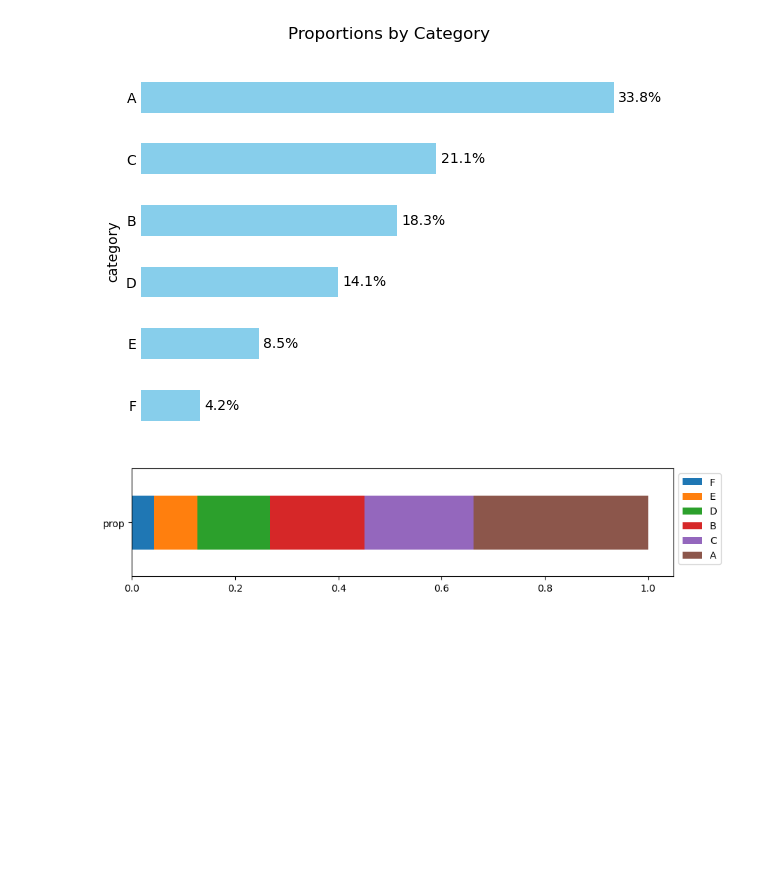
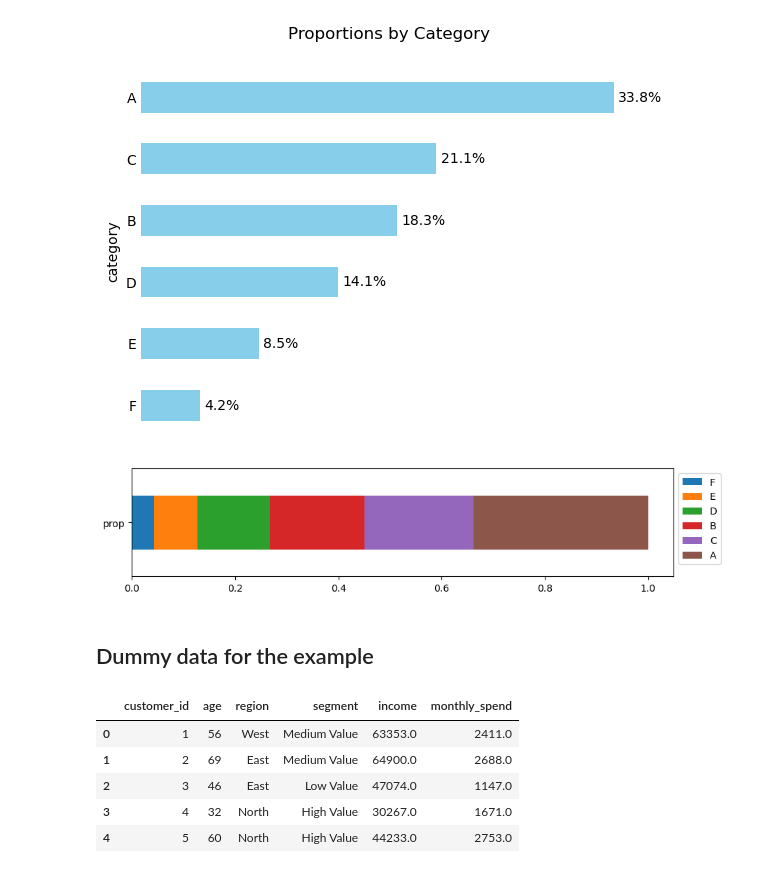
Before and after one commit to Hrz17PMardev/data_analytics_with_python, a Jupyter notebook: notebooks/07_visualization.ipynb, the cells around one changed output. Cells and saved outputs as stored; diff of their text form; code cells hidden in the pictures; blank space fills up the shorter version.

```diff
--- a/notebooks/07_visualization.ipynb
+++ b/notebooks/07_visualization.ipynb
@@ -102,3 +102,16 @@ plt.legend(bbox_to_anchor=(1.0, 1.0))
 plt.show()
 # %% [output]
 [figure]
+# %% [markdown]
+## Dummy data for the example
+# %%
+df = pd.read_csv("https://raw.githubusercontent.com/hovhannisyan91/data_analytics_with_python/refs/heads/main/data/dummy_data.csv")
+# Preview the data
+df.head()
+# %% [output]
+|  | customer_id | age | region | segment | income | monthly_spend |
+| 0 | 1 | 56 | West | Medium Value | 63353.0 | 2411.0 |
+| 1 | 2 | 69 | East | Medium Value | 64900.0 | 2688.0 |
+| 2 | 3 | 46 | East | Low Value | 47074.0 | 1147.0 |
+| 3 | 4 | 32 | North | High Value | 30267.0 | 1671.0 |
+| 4 | 5 | 60 | North | High Value | 44233.0 | 2753.0 |
```
Also changed, not shown: parts of 5 cells of this notebook.
